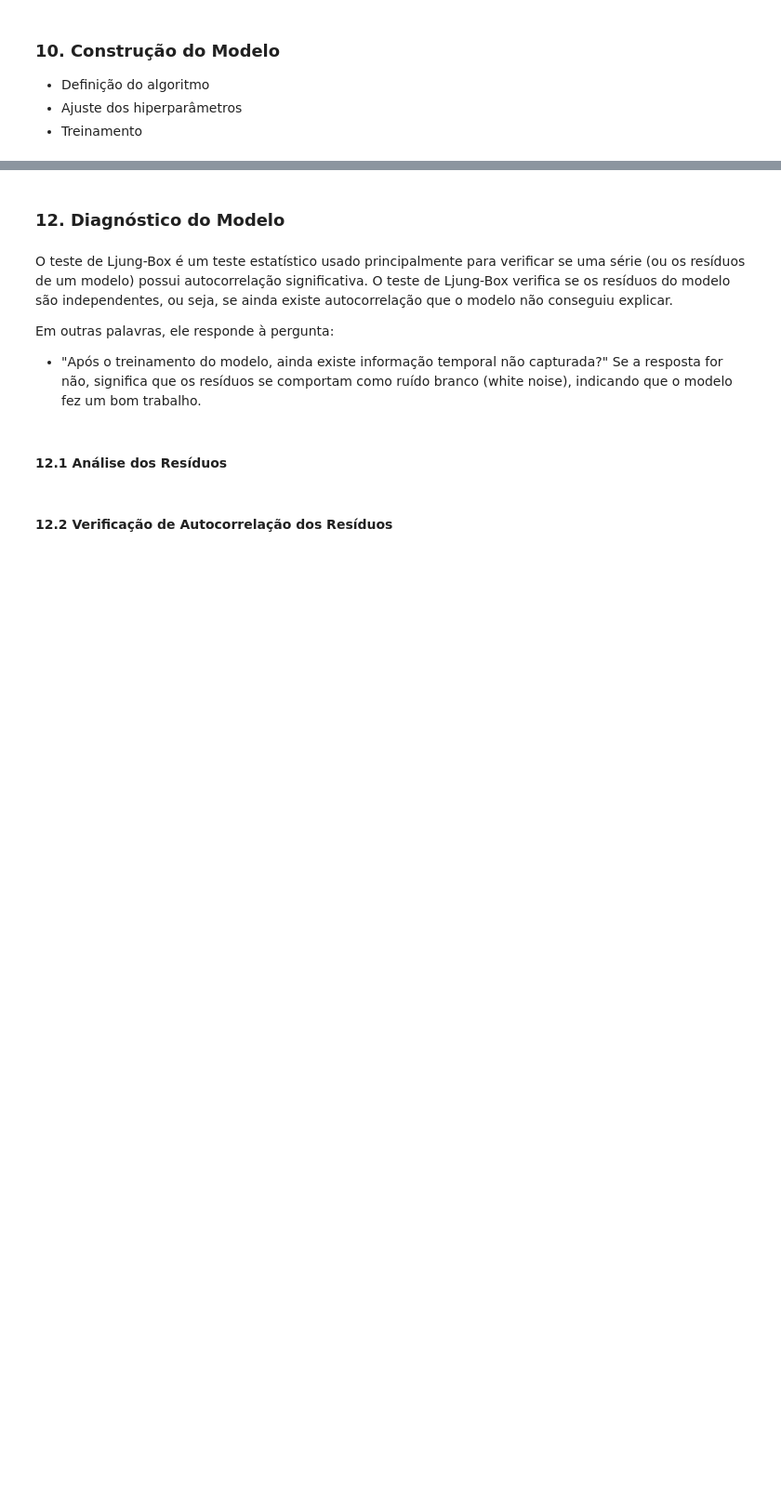
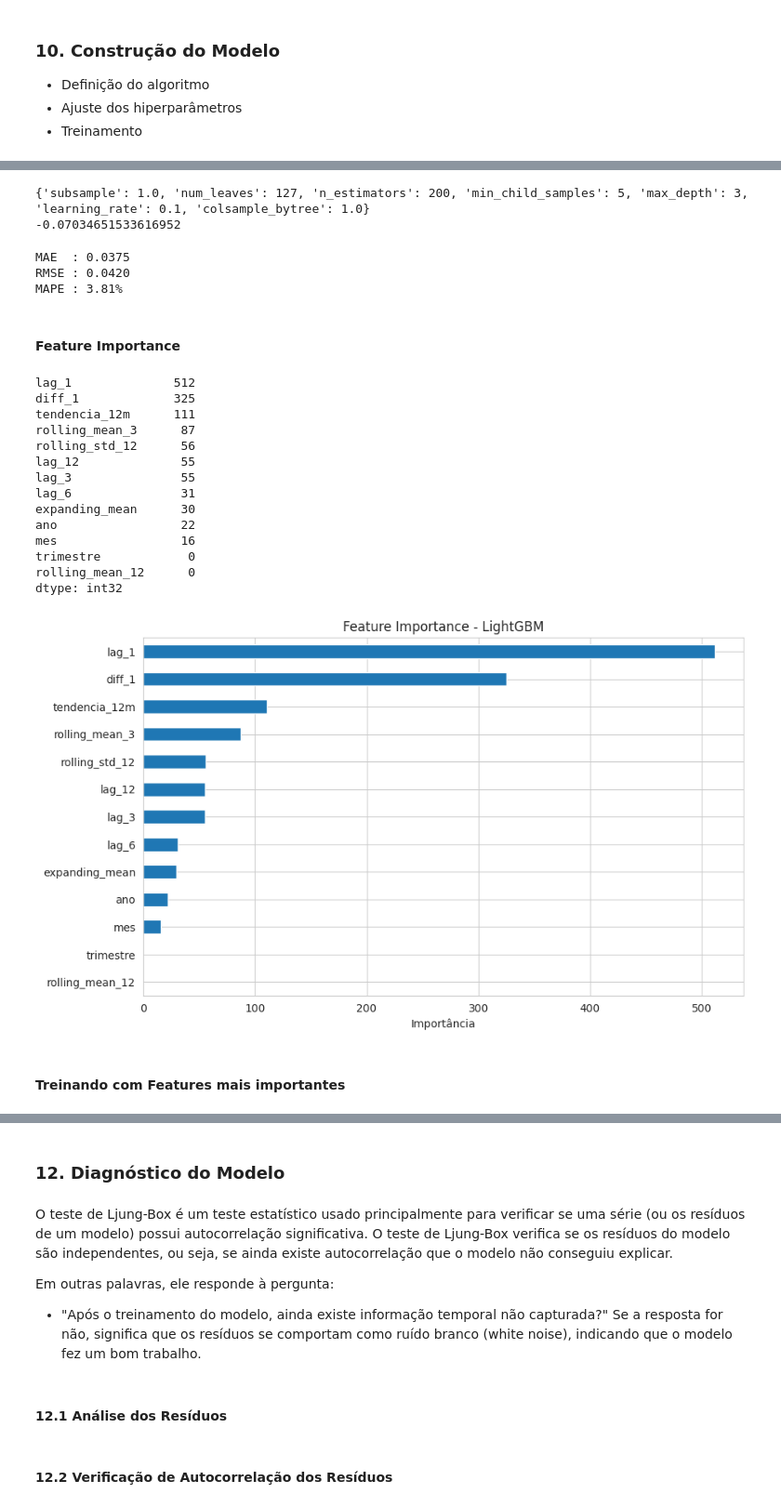
Before and after one commit to Johnny-DF26/Analise-Previsao-Temperatura-Global, a Jupyter notebook: notebooks/Ciencia_de_Dados_Análise_e_Previsão_de_Anomalias_de_Temperatura_Global.ipynb, the cells around one changed output, grey strips where cells are left out. Shown at 93% size. Saved outputs shown, nothing was run; the diff lists cells and outputs as text; code cells hidden in the pictures; blank space fills up the shorter version.

```diff
--- a/notebooks/Ciencia_de_Dados_Análise_e_Previsão_de_Anomalias_de_Temperatura_Global.ipynb
+++ b/notebooks/Ciencia_de_Dados_Análise_e_Previsão_de_Anomalias_de_Temperatura_Global.ipynb
@@ -950,0 +1218,53 @@ plt.show()
+# %%
+print(random_search_light.best_params_)
+print(random_search_light.best_score_)
+# %% [output]
+{'subsample': 1.0, 'num_leaves': 127, 'n_estimators': 200, 'min_child_samples': 5, 'max_depth': 3, 'learning_rate': 0.1, 'colsample_bytree': 1.0}
+-0.07034651533616952
+# %%
+## Predição com o melhores parametros
+best_model_light = random_search_light.best_estimator_
+y_pred_light = best_model_light.predict(X_test_ml)
+
+## Avaliação do LightBoost
+avaliacao(y_test_ml, y_pred_light)
+# %% [output]
+MAE  : 0.0375
+RMSE : 0.0420
+MAPE : 3.81%
+# %% [markdown]
+#### **Feature Importance**
+# %%
+import pandas as pd
+import matplotlib.pyplot as plt
+
+importancias_light = pd.Series(
+    best_model_light.feature_importances_,
+    index=X_train_ml.columns
+).sort_values(ascending=True)
+
+print(importancias_light.sort_values(ascending=False))
+
+plt.figure(figsize=(10,6))
+importancias_light.plot(kind='barh')
+plt.title("Feature Importance - LightGBM")
+plt.xlabel("Importância")
+plt.show()
+# %% [output]
+lag_1              512
+diff_1             325
+tendencia_12m      111
+rolling_mean_3      87
+rolling_std_12      56
+lag_12              55
+lag_3               55
+lag_6               31
+expanding_mean      30
+ano                 22
+mes                 16
+trimestre            0
+rolling_mean_12      0
+dtype: int32
+[figure, added]
+# %% [markdown]
+#### **Treinando com Features mais importantes**
```
Also changed, not shown: parts of 70 cells of this notebook.
